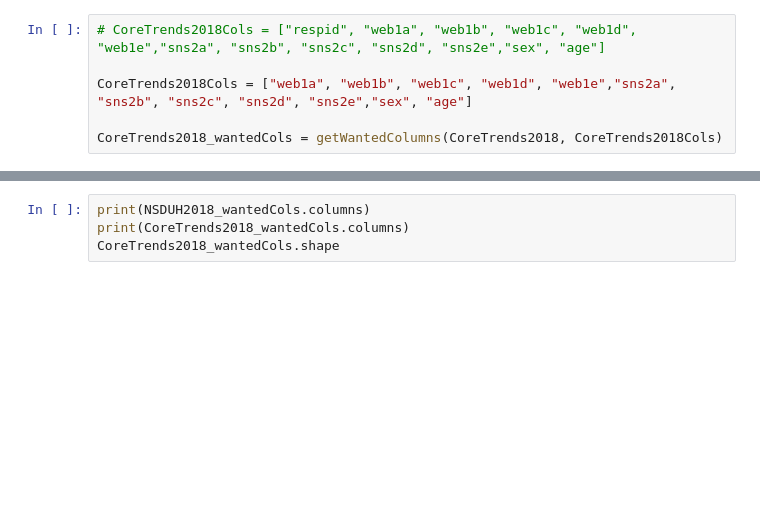
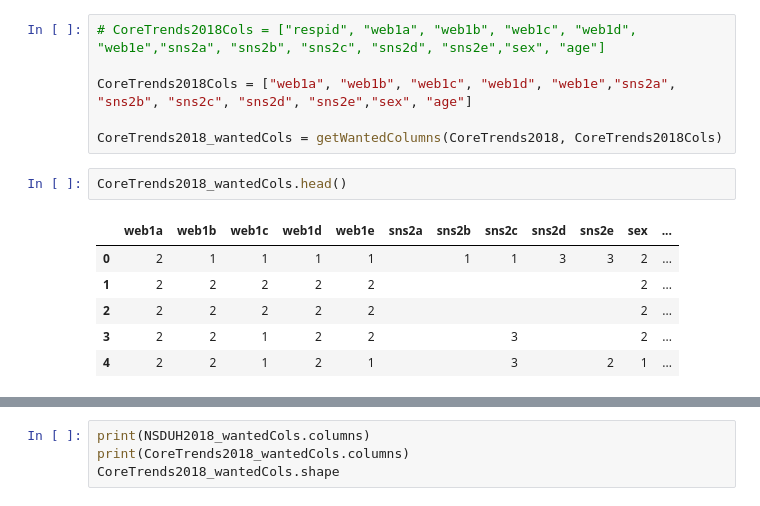
Before and after one commit to uic-cs418/group-project-gamon, a Jupyter notebook: synthia.ipynb, the cells around one changed output, grey strips where cells are left out. Cells and saved outputs as stored; diff of their text form; blank space fills up the shorter version.

```diff
--- a/synthia.ipynb
+++ b/synthia.ipynb
@@ -139,3 +139,12 @@ CoreTrends2019_wantedCols = getWantedColumns(CoreTrends2019, CoreTrends2019Cols)
 CoreTrends2018Cols = ["web1a", "web1b", "web1c", "web1d", "web1e","sns2a", "sns2b", "sns2c", "sns2d", "sns2e","sex", "age"]
 
 CoreTrends2018_wantedCols = getWantedColumns(CoreTrends2018, CoreTrends2018Cols)
+# %%
+CoreTrends2018_wantedCols.head()
+# %% [output]
+|  | web1a | web1b | web1c | web1d | web1e | sns2a | sns2b | sns2c | sns2d | sns2e | sex | ... |
+| 0 | 2 | 1 | 1 | 1 | 1 |  | 1 | 1 | 3 | 3 | 2 | ... |
+| 1 | 2 | 2 | 2 | 2 | 2 |  |  |  |  |  | 2 | ... |
+| 2 | 2 | 2 | 2 | 2 | 2 |  |  |  |  |  | 2 | ... |
+| 3 | 2 | 2 | 1 | 2 | 2 |  |  | 3 |  |  | 2 | ... |
+| 4 | 2 | 2 | 1 | 2 | 1 |  |  | 3 |  | 2 | 1 | ... |
```
Also changed, not shown: parts of 6 cells of this notebook, 1 other file.
